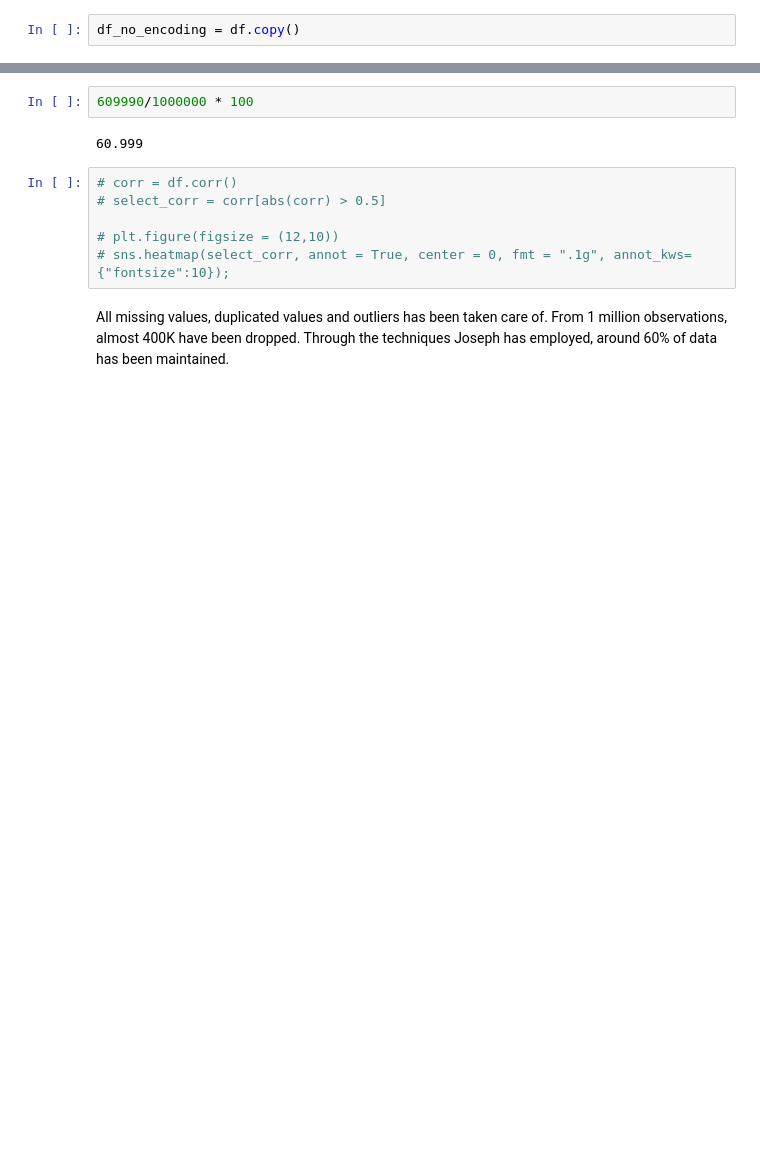
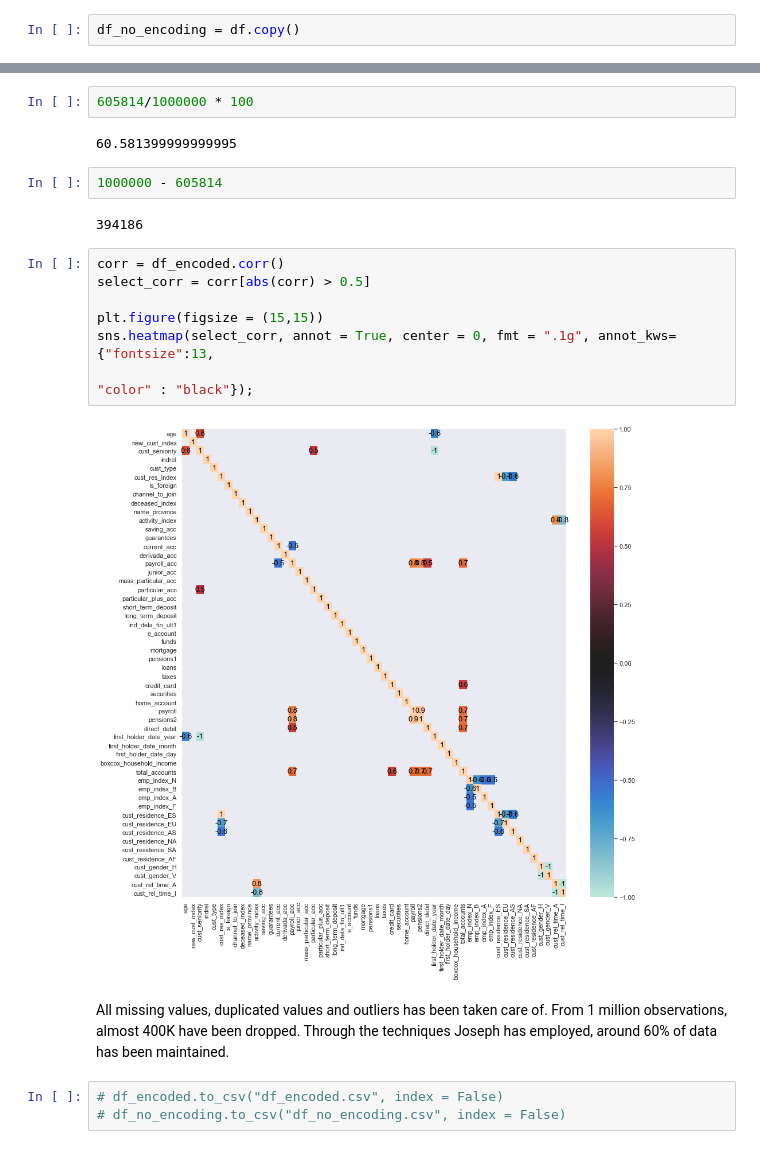
Before and after one commit to cemreaka/Customer-Segmentation-Project, a Jupyter notebook: joe_work.ipynb, the cells around one changed output, grey strips where cells are left out. Saved outputs shown, nothing was run; the diff lists cells and outputs as text; blank space fills up the shorter version.

```diff
--- a/joe_work.ipynb
+++ b/joe_work.ipynb
@@ -1987,12 +1924,22 @@ df_encoded.shape
 # %%
-609990/1000000 * 100
+605814/1000000 * 100
 # %% [output]
-60.999
+60.581399999999995
+# %%
+1000000 - 605814
+# %% [output]
+394186
 # %%
-# corr = df.corr()
-# select_corr = corr[abs(corr) > 0.5]
+corr = df_encoded.corr()
+select_corr = corr[abs(corr) > 0.5]
 
-# plt.figure(figsize = (12,10))
-# sns.heatmap(select_corr, annot = True, center = 0, fmt = ".1g", annot_kws={"fontsize":10});
+plt.figure(figsize = (15,15))
+sns.heatmap(select_corr, annot = True, center = 0, fmt = ".1g", annot_kws={"fontsize":13,
+                                                                           "color" : "black"});
+# %% [output]
+[figure, added]
 # %% [markdown]
 All missing values, duplicated values and outliers has been taken care of. From 1 million observations, almost 400K have been dropped. Through the techniques Joseph has employed, around 60% of data has been maintained.
+# %%
+# df_encoded.to_csv("df_encoded.csv", index = False)
+# df_no_encoding.to_csv("df_no_encoding.csv", index = False)
```
Also changed, not shown: parts of 18 cells of this notebook.
